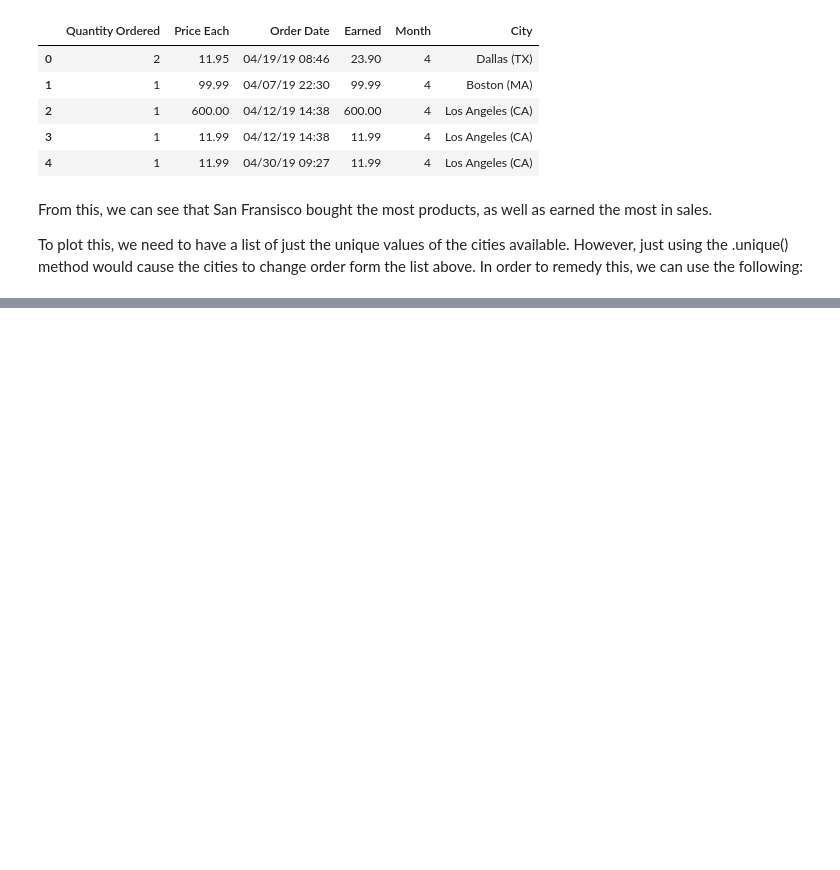
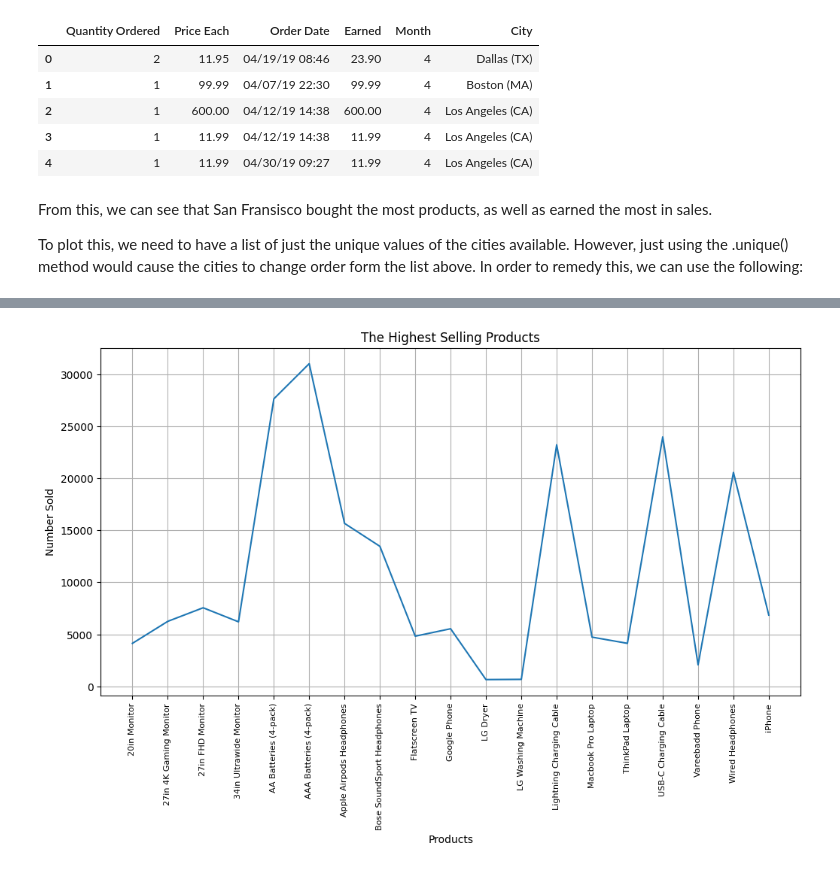
Before and after one commit to MrChristianL/Online-Sales-Data-Anaylsis, a Jupyter notebook: SalesAnalysis/Analysis.ipynb, the cells around one changed output, grey strips where cells are left out. Cells and saved outputs as stored; diff of their text form; code cells hidden in the pictures; blank space fills up the shorter version.

```diff
--- a/SalesAnalysis/Analysis.ipynb
+++ b/SalesAnalysis/Analysis.ipynb
@@ -281,0 +466,10 @@ plt.show()
+# %%
+df_total = pd.DataFrame({
+    'Product': all_data['Product'],
+    'Number Sold': all_data['Quantity Ordered']
+})
+
+#clean the data
+df_total = df_total[df_total['Product'].str[:1] != 'P']
+df_total.dropna(inplace=True)
+df_total = df_total.reset_index(drop=True)
@@ -281,0 +480,2 @@ plt.show()
+# %%
+df_total['Number Sold'] = pd.to_numeric(df_total['Number Sold'])
@@ -281,0 +491,3 @@ plt.show()
+# %%
+products_sold = df_total.groupby(['Product']).sum()
+products_sold
@@ -281,0 +513,15 @@ plt.show()
+# %%
+products = [product for product, result in df_total.groupby('Product')]
+# %%
+plt.figure(figsize=(12,6))
+
+plt.plot(products, products_sold)
+plt.ylabel('Number Sold')
+plt.xlabel('Products')
+plt.xticks(products, rotation='vertical', size=8)
+plt.title('The Highest Selling Products')
+
+plt.grid()
+plt.show()
+# %% [output]
+[figure, added]
```
Also changed, not shown: parts of 43 cells of this notebook.
